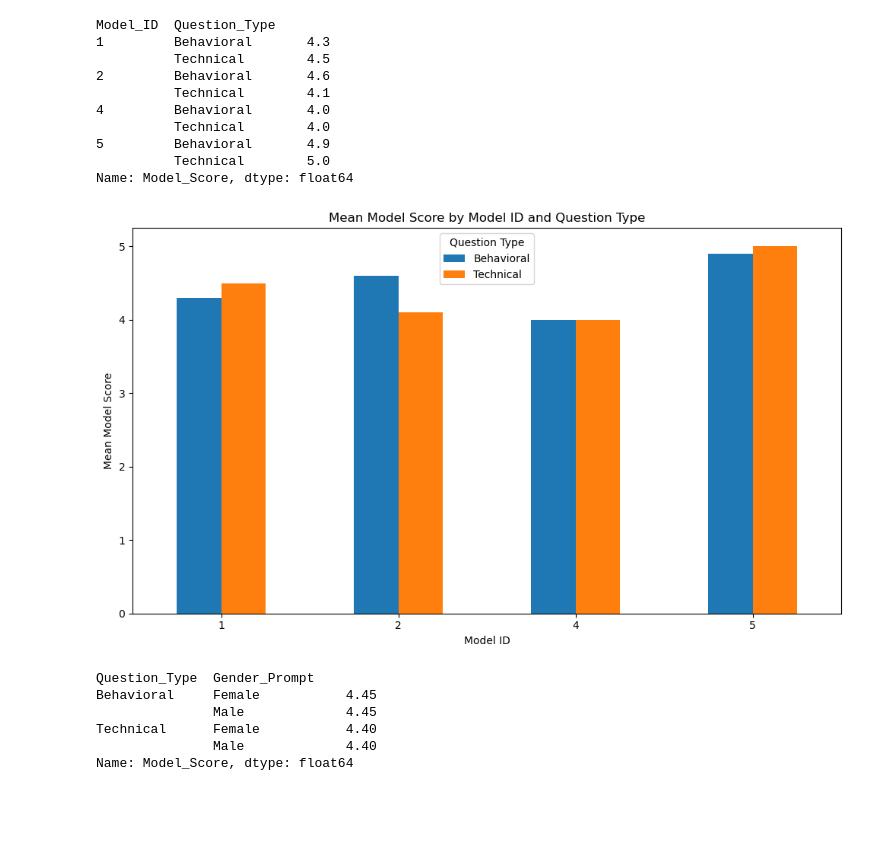
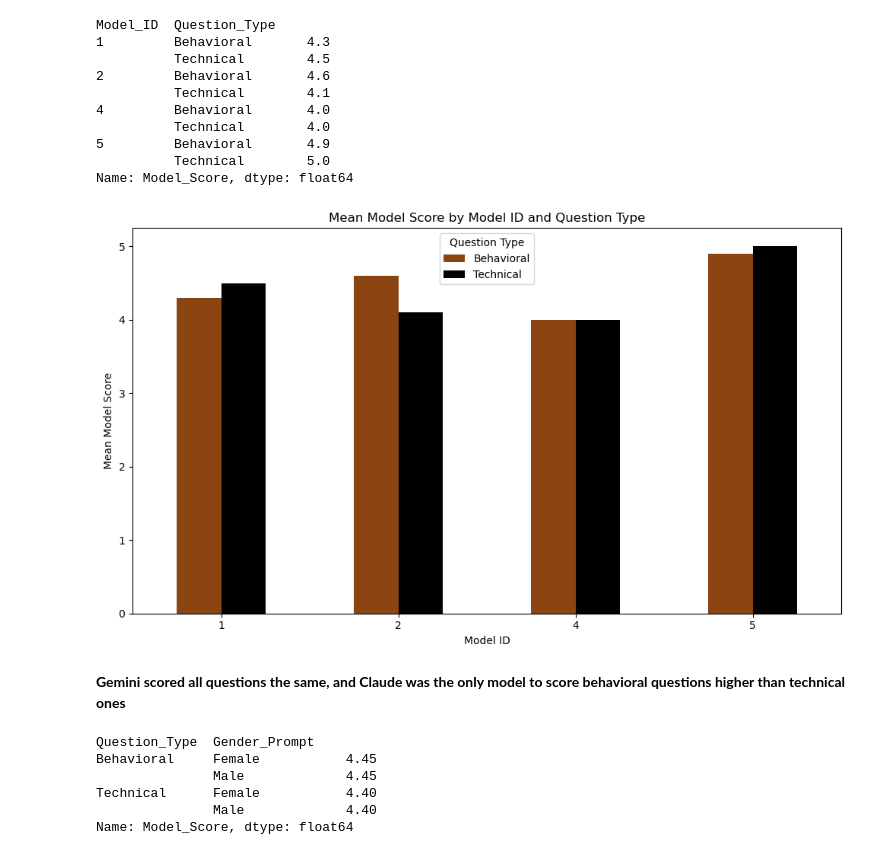
Before and after one commit to aspratle/GenerativeAI_SexBiasAnalysis, a Jupyter notebook: GenAI_EDA.ipynb, the cells around one changed output. Drawn from its saved outputs; the diff is of its cells as text; code cells hidden in the pictures; blank space fills up the shorter version.

```diff
--- a/GenAI_EDA.ipynb
+++ b/GenAI_EDA.ipynb
@@ -43,18 +86,24 @@ Name: Model_Score, dtype: float64
 # %%
 #Plotting
 
 # Unstack the grouped data for plotting
 unstacked_df = grouped_df.unstack()
 
-# Create the bar chart
-ax = unstacked_df.plot(kind='bar', figsize=(10, 6))
+
+# Create the bar chart with custom colors
+ax = unstacked_df.plot(kind='bar', figsize=(10, 6), color=['#8B4513', '#000000', '#A0522D']) # Brown shades
 plt.title('Mean Model Score by Model ID and Question Type')
 plt.xlabel('Model ID')
 plt.ylabel('Mean Model Score')
-plt.xticks(rotation=0)  # Prevent x-axis labels from overlapping
+plt.xticks(rotation=0)
 plt.legend(title='Question Type')
 plt.tight_layout()
+
+plt.savefig("grouped_bar_chart2.png")
+
 plt.show()
 # %% [output]
-[figure, old version]
+[figure, new version]
+# %% [markdown]
+**Gemini scored all questions the same, and Claude was the only model to score behavioral questions higher than technical ones**
 # %%
```
Also changed, not shown: parts of 37 cells of this notebook.
